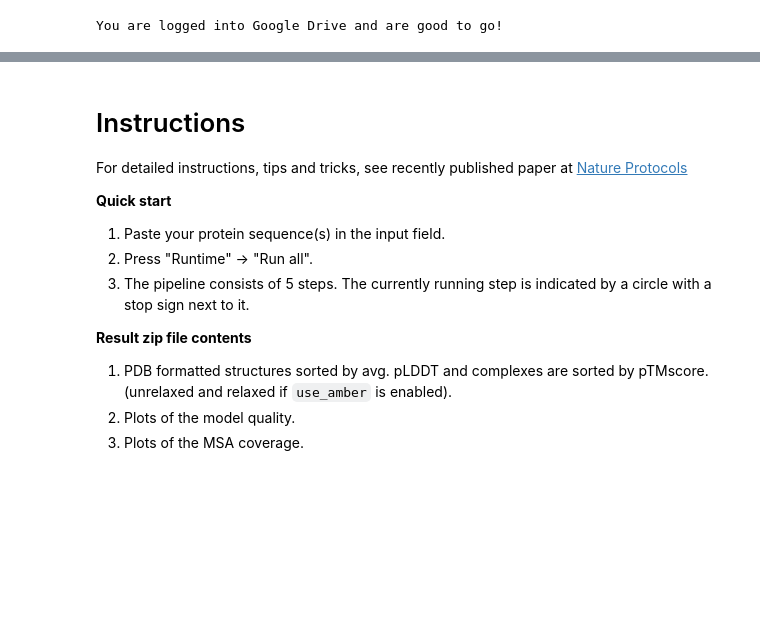
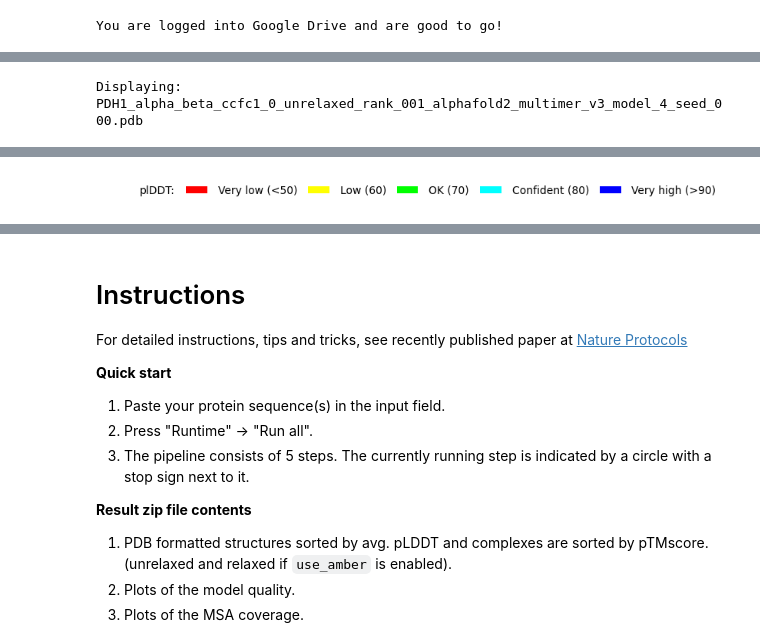
Before and after one commit to abhishek-kanyal/abhishek.lmu, a Jupyter notebook: AlphaFold2.ipynb, the cells around one changed output, grey strips where cells are left out. Drawn from its saved outputs; the diff is of its cells as text; code cells hidden in the pictures; blank space fills up the shorter version.

```diff
--- a/AlphaFold2.ipynb
+++ b/AlphaFold2.ipynb
@@ -355,0 +389,63 @@ os.system(f"zip -r {results_zip} {jobname}")
+# %%
+import os, glob
+import py3Dmol
+import matplotlib.pyplot as plt
+from colabfold.colabfold import plot_plddt_legend, pymol_color_list, alphabet_list
+
+rank_num = 1  #@param ["1","2","3","4","5"] {type:"raw"}
+use_relaxed = False #@param {type:"boolean"}
+color = "lDDT" #@param ["chain", "lDDT", "rainbow"]
+show_sidechains = False #@param {type:"boolean"}
+show_mainchains = False #@param {type:"boolean"}
+
+# Find the correct PDB for the selected rank
+suffix = "relaxed" if use_relaxed else "unrelaxed"
+pattern = os.path.join(jobname, f"*_{suffix}_rank_{rank_num:03d}_*.pdb")
+matches = sorted(glob.glob(pattern))
+
+if len(matches) == 0:
+  # fallback: if relaxed not available for that rank, try unrelaxed
+  if use_relaxed:
+    pattern2 = os.path.join(jobname, f"*_unrelaxed_rank_{rank_num:03d}_*.pdb")
+    matches = sorted(glob.glob(pattern2))
+  if len(matches) == 0:
+    raise FileNotFoundError(f"No PDB found for rank {rank_num} with pattern:\n{pattern}\n"
+                            f"Try setting use_relaxed=False or check the job folder.")
+
+pdb_path = matches[0]
+print("Displaying:", os.path.basename(pdb_path))
+
+def show_pdb(pdb_path, show_sidechains=False, show_mainchains=False, color="lDDT"):
+  view = py3Dmol.view(js='https://3dmol.org/build/3Dmol.js')
+  view.addModel(open(pdb_path,'r').read(),'pdb')
+
+  if color == "lDDT":
+    view.setStyle({'cartoon': {'colorscheme': {'prop':'b','gradient': 'roygb','min':50,'max':90}}})
+  elif color == "rainbow":
+    view.setStyle({'cartoon': {'color':'spectrum'}})
+  elif color == "chain":
+    chains = len(queries[0][1]) + 1 if is_complex else 1
+    for n, chain, col in zip(range(chains), alphabet_list, pymol_color_list):
+      view.setStyle({'chain': chain}, {'cartoon': {'color': col}})
+
+  if show_sidechains:
+    BB = ['C','O','N']
+    view.addStyle({'and':[{'resn':["GLY","PRO"],'invert':True},{'atom':BB,'invert':True}]},
+                  {'stick':{'colorscheme':"WhiteCarbon",'radius':0.3}})
+    view.addStyle({'and':[{'resn':"GLY"},{'atom':'CA'}]},
+                  {'sphere':{'colorscheme':"WhiteCarbon",'radius':0.3}})
+    view.addStyle({'and':[{'resn':"PRO"},{'atom':['C','O'],'invert':True}]},
+                  {'stick':{'colorscheme':"WhiteCarbon",'radius':0.3}})
+
+  if show_mainchains:
+    BB = ['C','O','N','CA']
+    view.addStyle({'atom':BB},{'stick':{'colorscheme':"WhiteCarbon",'radius':0.3}})
+
+  view.zoomTo()
+  return view
+
+show_pdb(pdb_path, show_sidechains, show_mainchains, color).show()
+if color == "lDDT":
+  plot_plddt_legend().show()
+# %% [output]
+Displaying: PDH1_alpha_beta_ccfc1_0_unrelaxed_rank_001_alphafold2_multimer_v3_model_4_seed_000.pdb
@@ -355,0 +453 @@ os.system(f"zip -r {results_zip} {jobname}")
+[figure, added]
```
Also changed, not shown: parts of 9 cells of this notebook.
